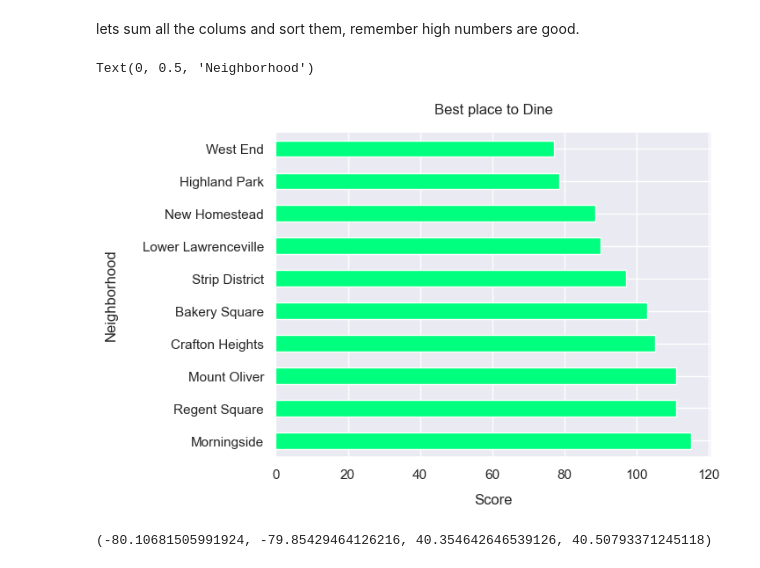
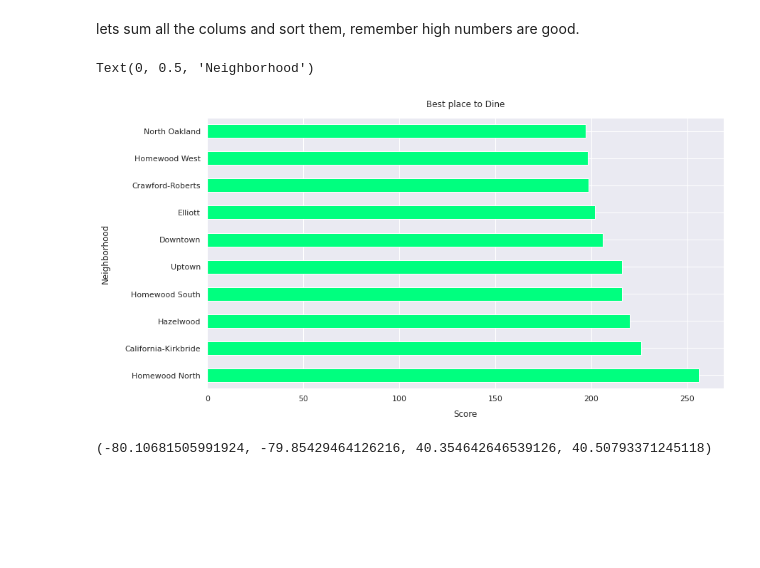
Before and after one commit to Bejofo/CMPINFO_0010_Final_Project, a Jupyter notebook: notebooks/summary.ipynb, the cells around one changed output. Cells and saved outputs as stored; diff of their text form; code cells hidden in the pictures; blank space fills up the shorter version.

```diff
--- a/notebooks/summary.ipynb
+++ b/notebooks/summary.ipynb
@@ -764,13 +780,15 @@ rankings = all_metrics.rank()
 lets sum all the colums and sort them, remember high numbers are good.
 # %%
 final_scores = rankings.sum(axis='columns').sort_values(ascending=False)
-final_scores.tail(10).plot.barh(legend=False, color="springgreen")
+
+fig, ax = pyplot.subplots(figsize=(13, 7))
+final_scores.head(10).plot.barh(legend=False, color="springgreen")
 pyplot.title("Best place to Dine", pad=15)
 pyplot.xlabel("Score", labelpad=10)
 pyplot.ylabel("Neighborhood", labelpad=20)
 # %% [output]
 Text(0, 0.5, 'Neighborhood')
-[figure, old version]
+[figure, new version]
 # %%
 map = generate_map(final_scores.reset_index(level=0).rename(columns={0:'dining_value'}),'dining_value')
 fig, ax = pyplot.subplots(figsize=(13, 7))
```
Also changed, not shown: parts of 1 cell of this notebook.
